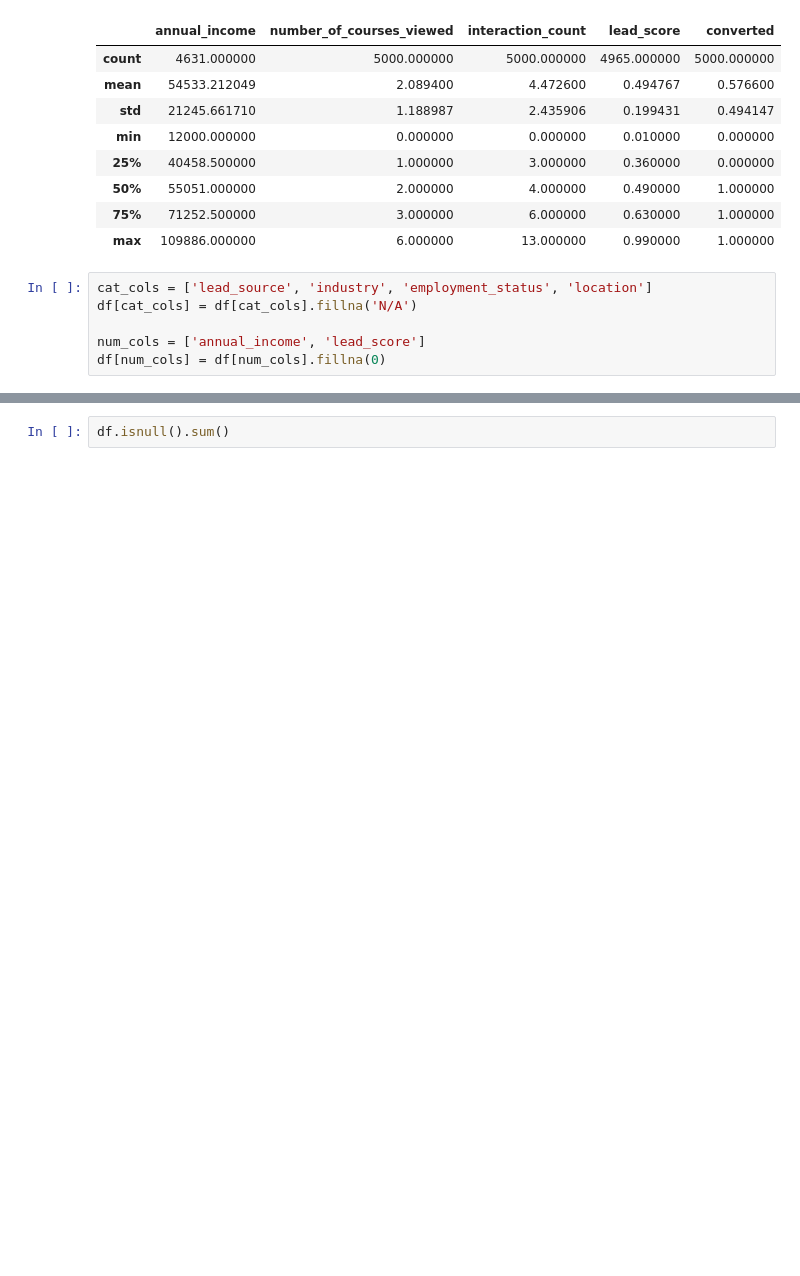
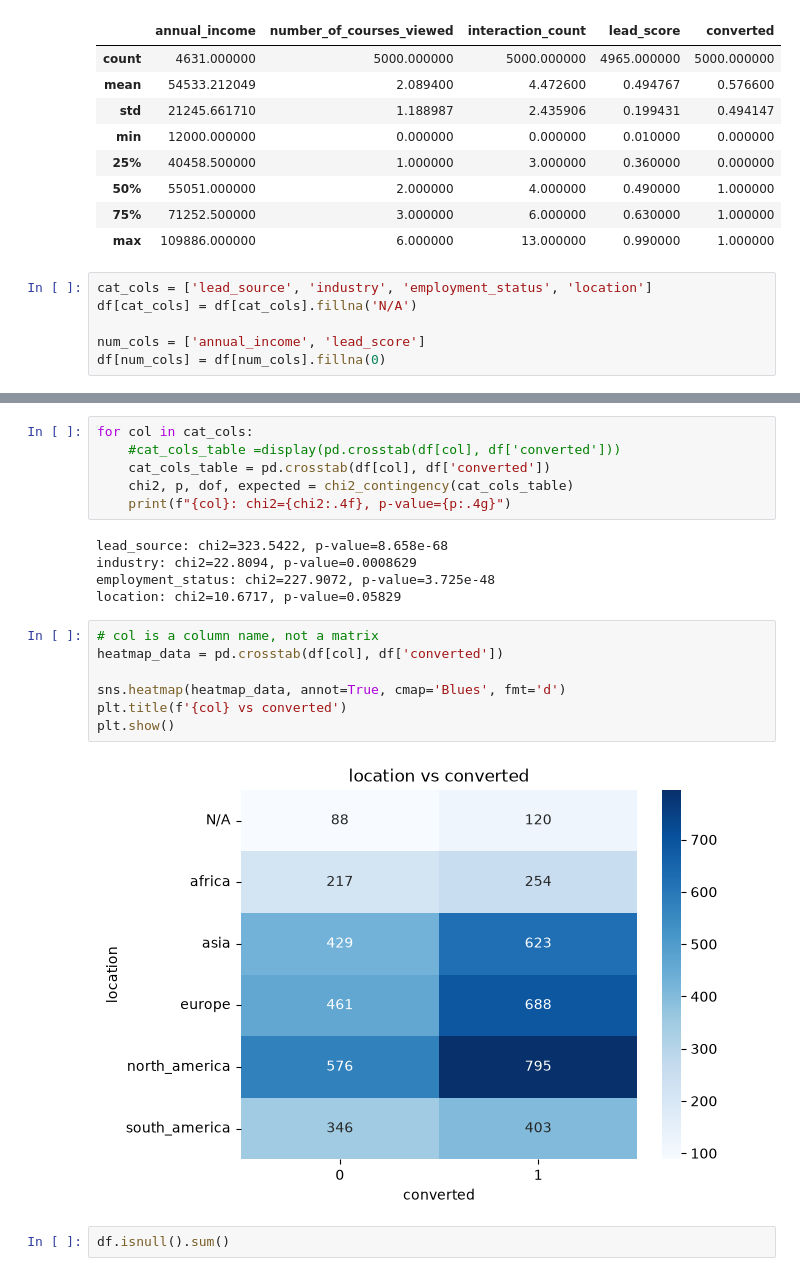
Before and after one commit to Ashfaqohi/Course_leading_score_board, a Jupyter notebook: Notebooks /course.ipynb, the cells around one changed output, grey strips where cells are left out. Saved outputs shown, nothing was run; the diff lists cells and outputs as text; blank space fills up the shorter version.

```diff
--- a/Notebooks /course.ipynb
+++ b/Notebooks /course.ipynb
@@ -128,3 +198,23 @@ df[num_cols] = df[num_cols].fillna(0)
+# %%
+for col in cat_cols:
+    #cat_cols_table =display(pd.crosstab(df[col], df['converted']))
+    cat_cols_table = pd.crosstab(df[col], df['converted'])
+    chi2, p, dof, expected = chi2_contingency(cat_cols_table)
+    print(f"{col}: chi2={chi2:.4f}, p-value={p:.4g}")
+# %% [output]
+lead_source: chi2=323.5422, p-value=8.658e-68
+industry: chi2=22.8094, p-value=0.0008629
+employment_status: chi2=227.9072, p-value=3.725e-48
+location: chi2=10.6717, p-value=0.05829
+# %%
+# col is a column name, not a matrix
+heatmap_data = pd.crosstab(df[col], df['converted'])
+
+sns.heatmap(heatmap_data, annot=True, cmap='Blues', fmt='d')
+plt.title(f'{col} vs converted')
+plt.show()
+# %% [output]
+[figure, added]
 # %%
 df.isnull().sum()
 # %% [output]
```
Also changed, not shown: parts of 18 cells of this notebook, 13 other files.
